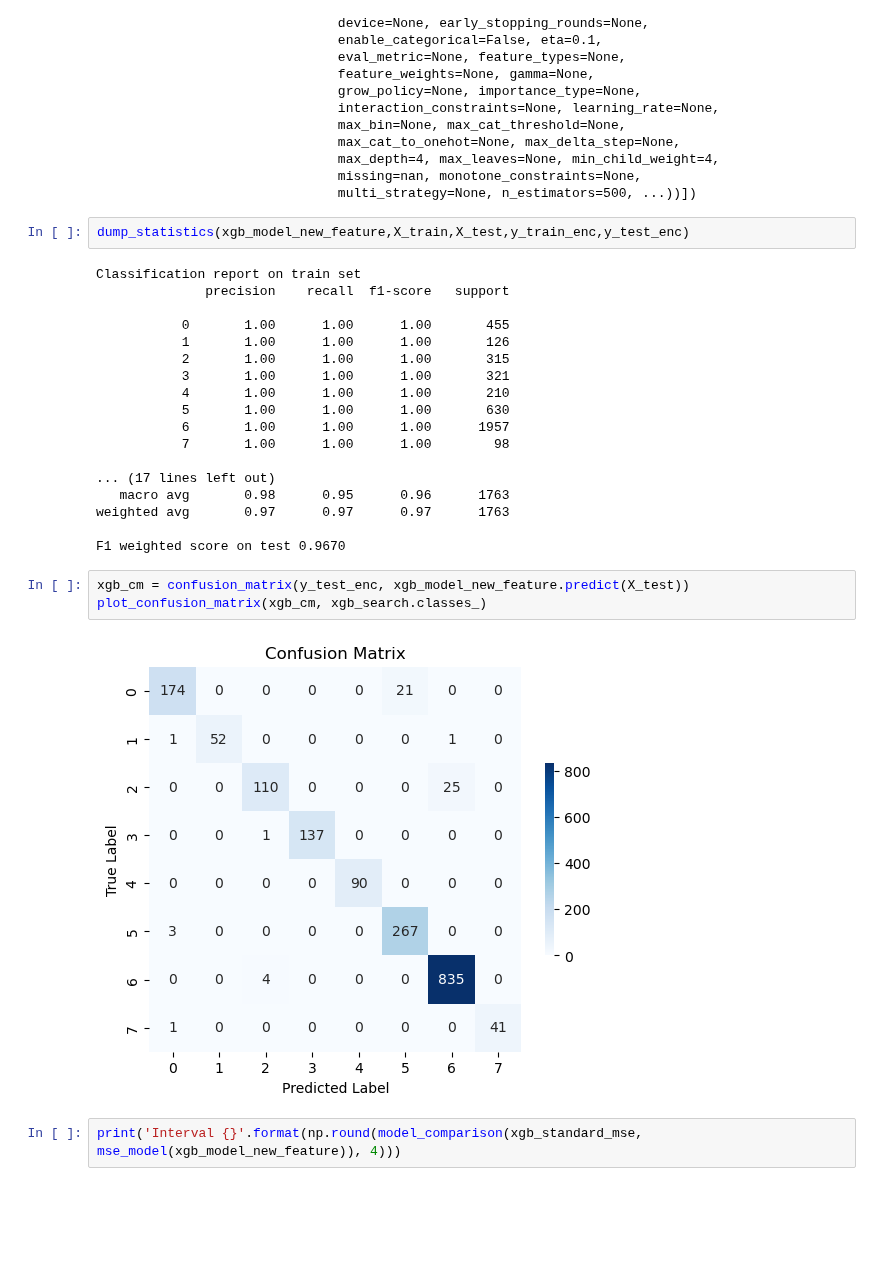
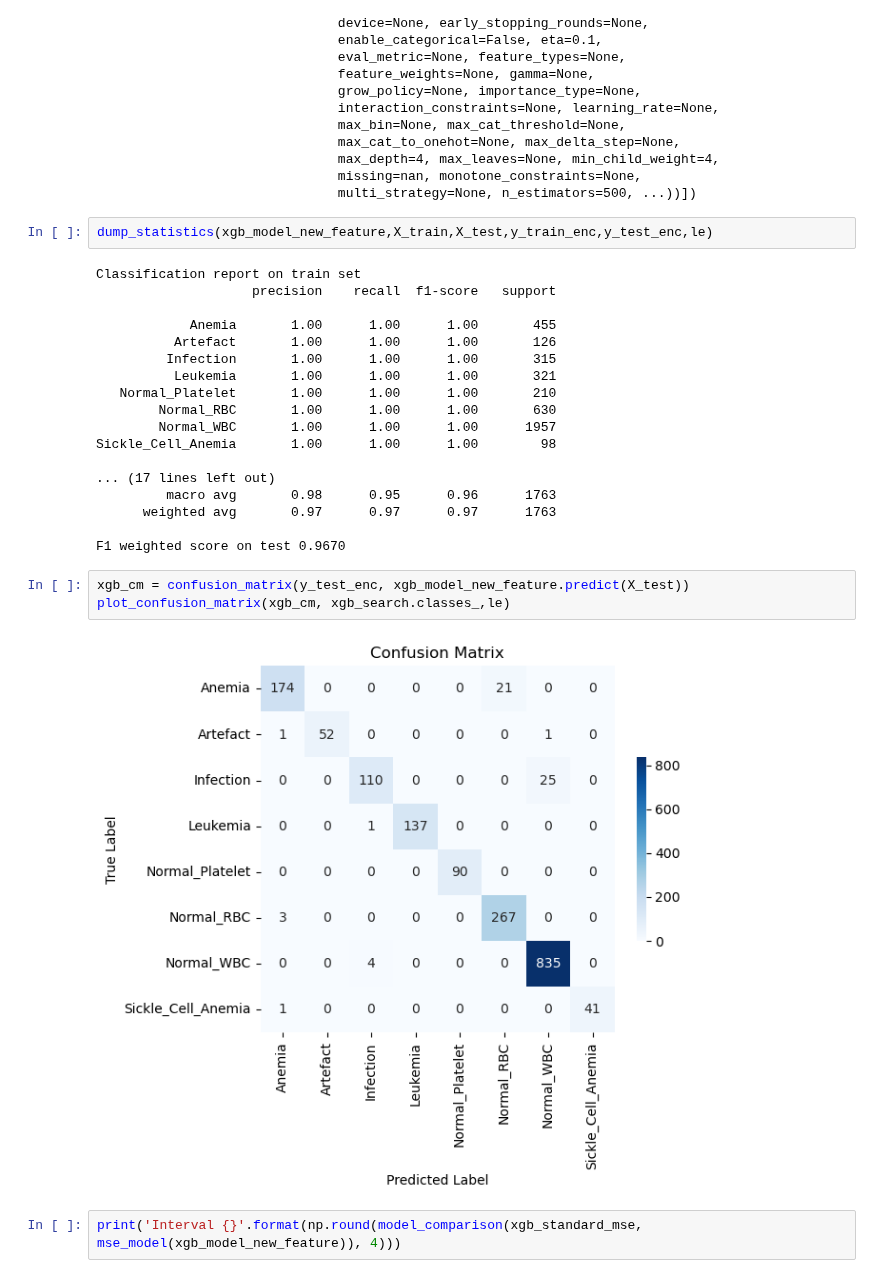
Before and after one commit to Alice-Ferri/data-intensive-project-2026, a Jupyter notebook: data-intensive-project.ipynb, the cells around one changed output. Drawn from its saved outputs; the diff is of its cells as text; blank space fills up the shorter version.

```diff
--- a/data-intensive-project.ipynb
+++ b/data-intensive-project.ipynb
@@ -1726,30 +1726,30 @@ Pipeline(steps=[('std', StandardScaler()),
                                missing=nan, monotone_constraints=None,
                                multi_strategy=None, n_estimators=500, ...))])
 # %%
-dump_statistics(xgb_model_new_feature,X_train,X_test,y_train_enc,y_test_enc)
+dump_statistics(xgb_model_new_feature,X_train,X_test,y_train_enc,y_test_enc,le)
 # %% [output]
 Classification report on train set
-              precision    recall  f1-score   support
+                    precision    recall  f1-score   support
 
-           0       1.00      1.00      1.00       455
-           1       1.00      1.00      1.00       126
-           2       1.00      1.00      1.00       315
-           3       1.00      1.00      1.00       321
-           4       1.00      1.00      1.00       210
-           5       1.00      1.00      1.00       630
-           6       1.00      1.00      1.00      1957
-           7       1.00      1.00      1.00        98
+            Anemia       1.00      1.00      1.00       455
+          Artefact       1.00      1.00      1.00       126
+         Infection       1.00      1.00      1.00       315
+          Leukemia       1.00      1.00      1.00       321
+   Normal_Platelet       1.00      1.00      1.00       210
+        Normal_RBC       1.00      1.00      1.00       630
+        Normal_WBC       1.00      1.00      1.00      1957
+Sickle_Cell_Anemia       1.00      1.00      1.00        98
 
 ... (17 lines left out)
-   macro avg       0.98      0.95      0.96      1763
-weighted avg       0.97      0.97      0.97      1763
+         macro avg       0.98      0.95      0.96      1763
+      weighted avg       0.97      0.97      0.97      1763
 
 F1 weighted score on test 0.9670
 # %%
 xgb_cm = confusion_matrix(y_test_enc, xgb_model_new_feature.predict(X_test))
-plot_confusion_matrix(xgb_cm, xgb_search.classes_)
+plot_confusion_matrix(xgb_cm, xgb_search.classes_,le)
 # %% [output]
-[figure, old version]
+[figure, new version]
 # %%
 print('Interval {}'.format(np.round(model_comparison(xgb_standard_mse, mse_model(xgb_model_new_feature)), 4)))
 # %% [output]
```
Also changed, not shown: parts of 10 cells of this notebook, 1 other file.
